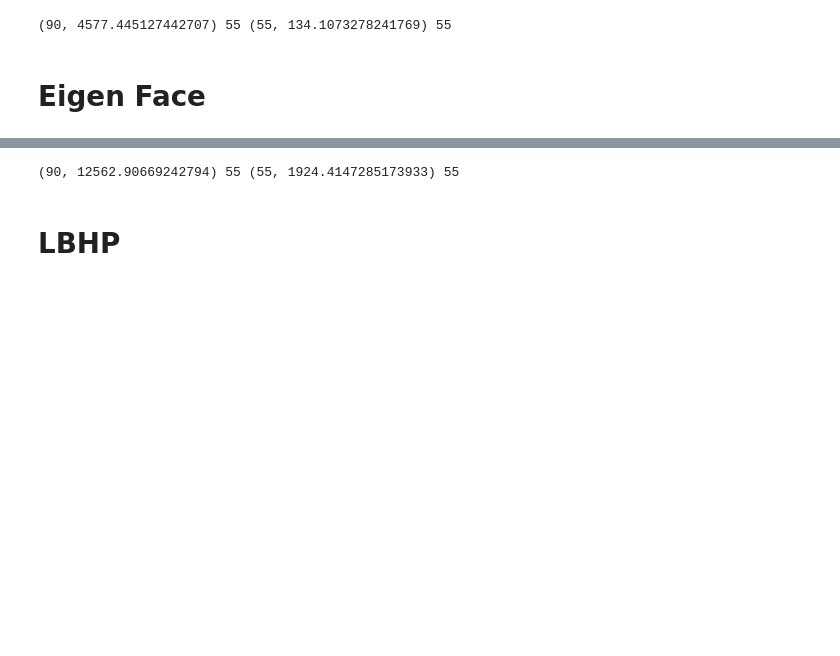
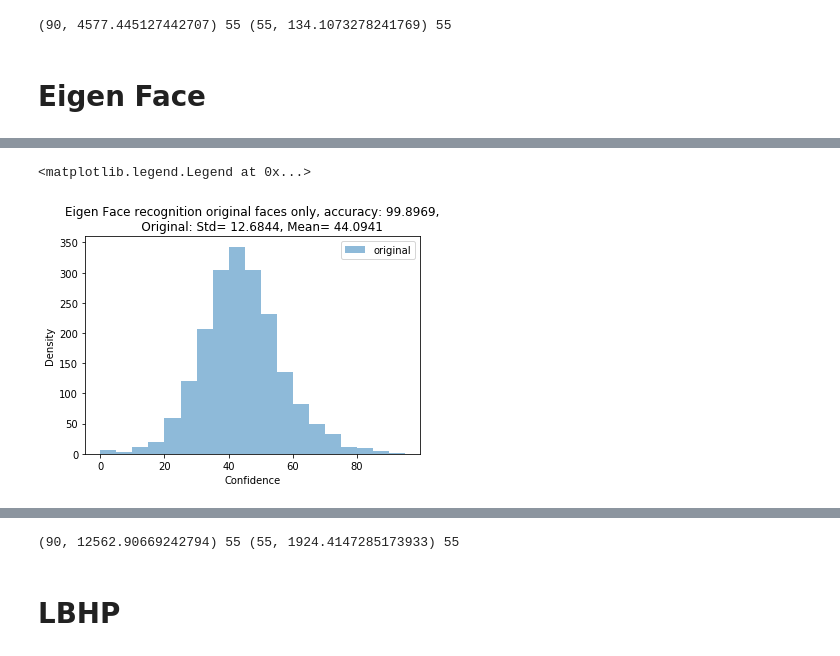
Before and after one commit to maxxiefjv/ACVPR-ExpressionInvariantFaceRecognition, a Jupyter notebook: Final Project Results/FaceRecognition(1).ipynb, the cells around one changed output, grey strips where cells are left out. Saved outputs shown, nothing was run; the diff lists cells and outputs as text; code cells hidden in the pictures; blank space fills up the shorter version.

```diff
--- a/Final Project Results/FaceRecognition(1).ipynb
+++ b/Final Project Results/FaceRecognition(1).ipynb
@@ -350,0 +398,33 @@ eigenface.train(X_rec_origin_train['neutralised_image'].to_numpy(), y_rec_origin
+# %%
+correct = 0
+incorrect = 0
+confidences_original = []
+confidences_neutralised = []
+for cnt, image in enumerate(X_rec_origin_test['original_image']):
+    pred, conf = eigenface.predict(image)
+
+    confidences_original.append(conf)
+
+    if pred == np.array(y_rec_origin_test)[cnt]:
+        correct += 1
+    else:
+        incorrect += 1
+
+    if cnt % 500 == 0:
+        print("[{}] {}% is done".format(strftime("%Y-%m-%d %H:%M:%S", gmtime()), str(cnt/len(X_rec_origin_test) * 100)))
+print('Emotion Acc: ', (100*correct)/(correct + incorrect))
+
+plt.hist(normalise_conf(confidences_original), density=False, alpha=0.5, bins=range(0,100,5), label='original')
+
+plt.ylabel('Density')
+plt.xlabel('Confidence')
+
+plt.title('Eigen Face recognition original faces only, accuracy: {},\n \
+    Original: Std= {}, Mean= {}'.format(
+    np.around( (100*correct)/(correct + incorrect), 4),
+    np.around( np.std(normalise_conf(confidences_original)),4),
+    np.around( np.mean(normalise_conf(confidences_original)),4)))
+
+plt.savefig('gdrive/My Drive/ACVPR/EigenFacerecognition_original_only.png')
+plt.legend()
+# %% [output]
@@ -351,3 +436,5 @@ eigenface.train(X_rec_origin_train['neutralised_image'].to_numpy(), y_rec_origin
+<matplotlib.legend.Legend at 0x...>
+[figure, added]
 # %%
 correct = 0
 incorrect = 0
```
Also changed, not shown: parts of 18 cells of this notebook, 4 other files.
